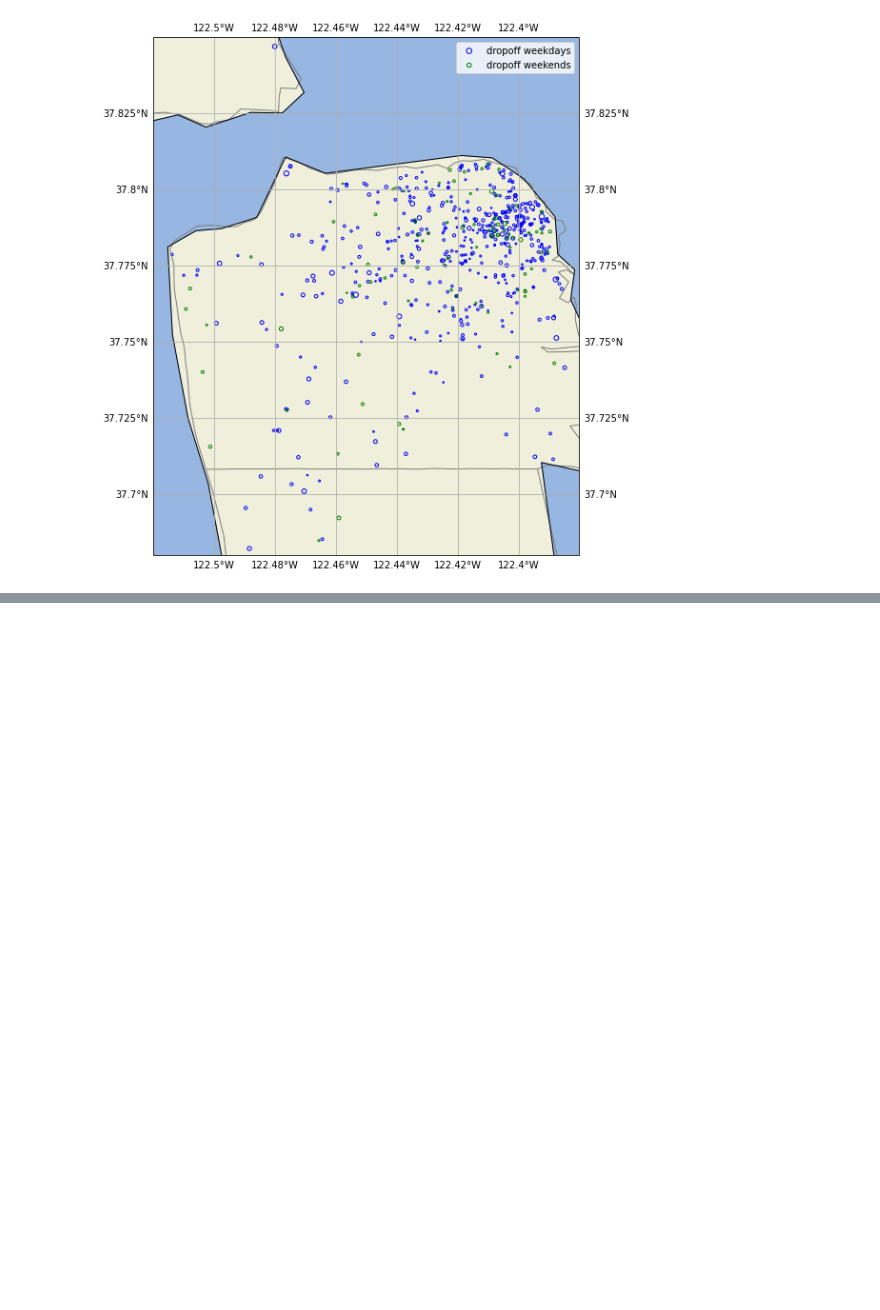
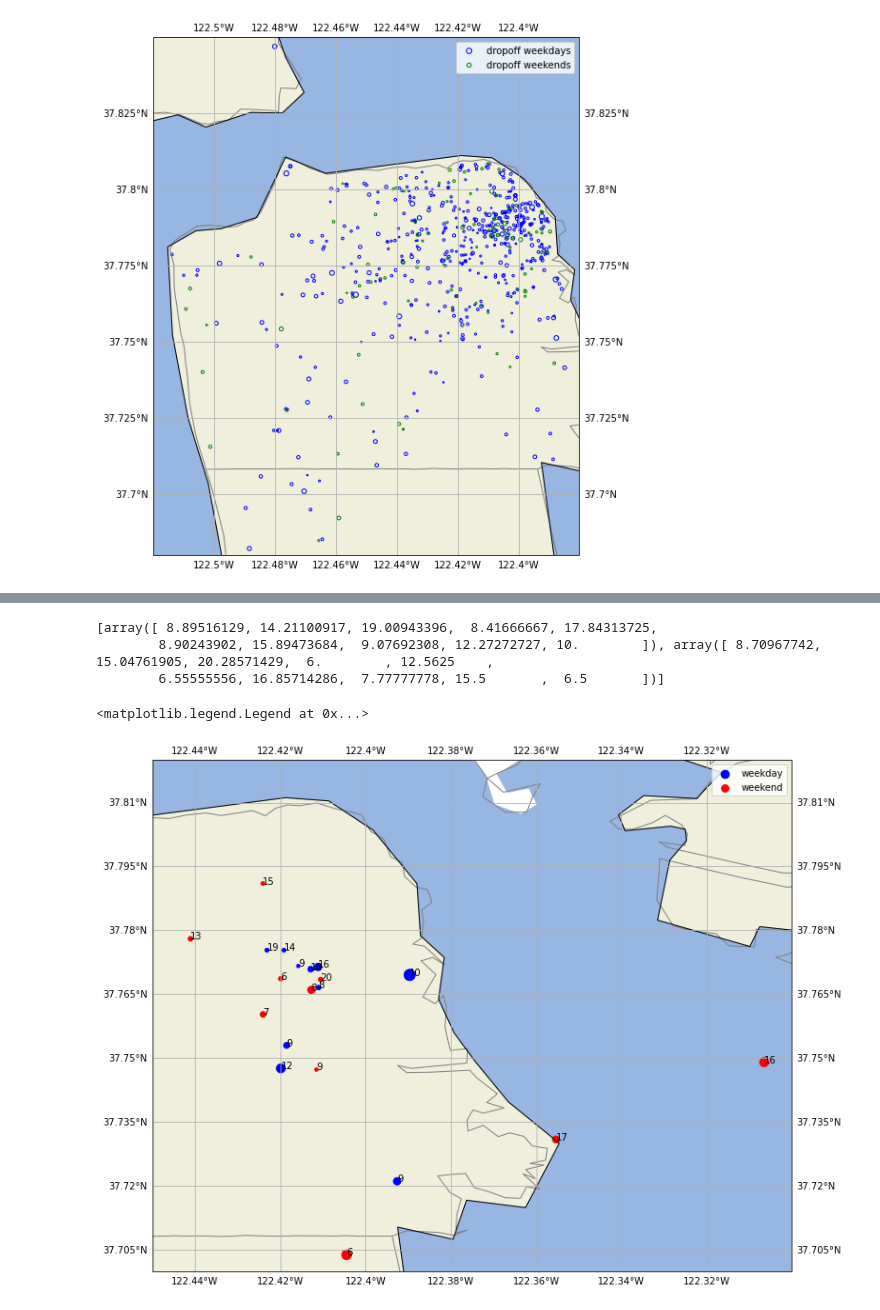
Before and after one commit to ginochen/rep, a Jupyter notebook: UberTrips.ipynb, the cells around one changed output, grey strips where cells are left out. Drawn from its saved outputs; the diff is of its cells as text; code cells hidden in the pictures; blank space fills up the shorter version.

```diff
--- a/UberTrips.ipynb
+++ b/UberTrips.ipynb
@@ -215,0 +306,36 @@ Check out the weekend and weekday pickups (fig 3) and dropoffs (fig 4). The pick
+# %%
+plt.figure(figsize=(16,10))
+ax = plt.axes(projection=ccrs.PlateCarree())
+y = [weekday_centers[:,1], weekend_centers[:,1]]
+x = [weekday_centers[:,2], weekend_centers[:,2]]
+s = [weekday_centers[:,0], weekend_centers[:,0], ]
+times = [weekday_centers[:,3], weekend_centers[:,3], ]
+print(times)
+extent = (-122.45, -122.3, 37.7, 37.82)
+
+
+# plot ocean, land, lakes
+ax.add_feature(cfeature.LAND.with_scale('10m'))
+ax.add_feature(cfeature.OCEAN.with_scale('10m'))
+ax.add_feature(cfeature.LAKES.with_scale('10m'))
+ax.add_feature(COUNTIES, facecolor='none', edgecolor='gray')
+
+# plot coastline and lat-lon gridlines
+gl = ax.gridlines(draw_labels=True)
+ax.coastlines(resolution='10m', color='black', linewidth=1)
+ax.set_extent(extent)
+
+# plot entire SF bay area pickup dropoff locations
+# with the scale of the circle representing payment
+for i, c in zip(range(2),('b','r')):
+    ax.scatter(x[i], y[i], s = s[i]*3,  color = c, )#facecolors='none')
+    for j, t in enumerate(times[i]):
+        ax.annotate(str(round(t)), (x[i][j], y[i][j]), color='k')
+#ax.scatter(x[1], y[1], s = s[1]*5, color = 'r', )#facecolors='none')
+ax.legend(['weekday','weekend'])
+# %% [output]
+[array([ 8.89516129, 14.21100917, 19.00943396,  8.41666667, 17.84313725,
+        8.90243902, 15.89473684,  9.07692308, 12.27272727, 10.        ]), array([ 8.70967742, 15.04761905, 20.28571429,  6.        , 12.5625    ,
+        6.55555556, 16.85714286,  7.77777778, 15.5       ,  6.5       ])]
+<matplotlib.legend.Legend at 0x...>
+[figure, added]
```
Also changed, not shown: parts of 25 cells of this notebook.
